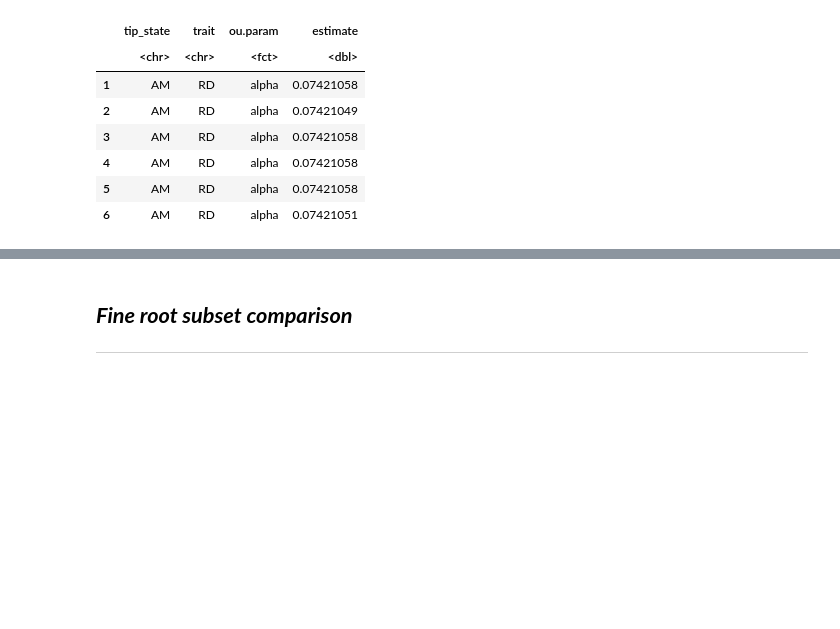
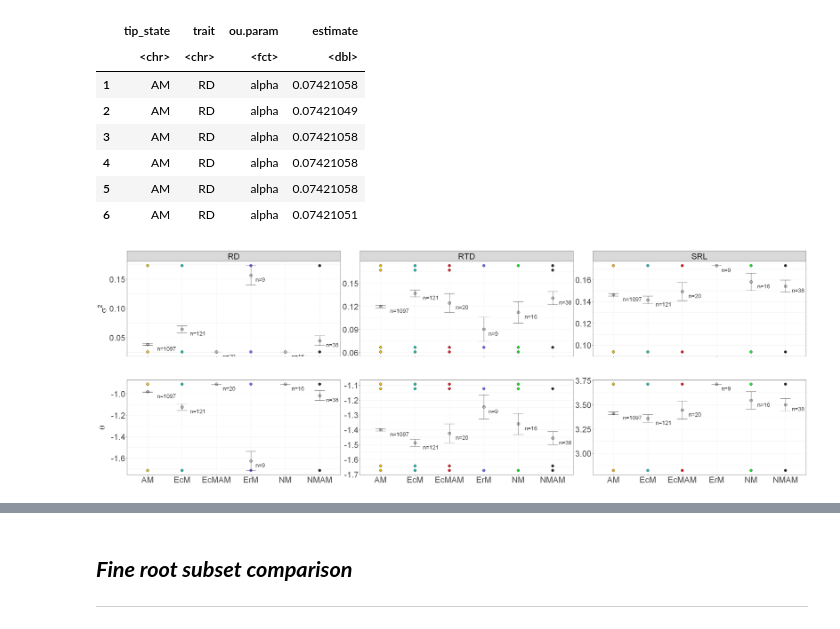
Before and after one commit to anoban/phd, a Jupyter notebook: R/notebooks/houwiesummary.ipynb, the cells around one changed output, grey strips where cells are left out. Saved outputs shown, nothing was run; the diff lists cells and outputs as text; code cells hidden in the pictures; blank space fills up the shorter version.

Commit message:
modified:   R/notebooks/houwiesummary.ipynb 	modified:   data/chapter2/hOUwie-update_getModelAvgParams.csv 	modified:   notebooks/chapter_02/plotsR.ipynb

```diff
--- a/R/notebooks/houwiesummary.ipynb
+++ b/R/notebooks/houwiesummary.ipynb
@@ -548,28 +559,27 @@ A data.frame: 6 × 4
 # %%
 # df$col <- unname(STATE_COLOURS[df$tip_state]) # literal colour values not a factor to be coloured by
 # %%
-options(repr.plot.width = 30, repr.plot.height = 10)
-
 # subset the CID averages and group by the trait, do the calculations
 
 #-------------
 # sigma.sq
 #-------------
 
-summarytable <- split.data.frame(subset(df, cd == FALSE), ~trait) |> lapply(FUN = function(d) data.frame(
-    tip.state = aggregate(sigma.sq ~ tip_state, data = d, FUN = mean)$tip_state,
-    n = aggregate(sigma.sq ~ tip_state, data = d, FUN = length)$sigma.sq,
-    m = aggregate(sigma.sq ~ tip_state, data = d, FUN = mean)$sigma.sq,
-    err = aggregate(sigma.sq ~ tip_state, data = d, FUN = function(s) { sd(s) / sqrt(length(s)) })$sigma.sq
+summarytable_sigsq <- split.data.frame(subset(df, cd == FALSE), ~trait) |> # subset the melted dataframe for only CID records and then split it by the trait name
+    lapply(FUN = function(d) data.frame(
+    tip.state = aggregate(sigma.sq ~ tip_state, data = d, FUN = mean)$tip_state, # tip_state - using the same method below to reproduce the same state order
+    n = aggregate(sigma.sq ~ tip_state, data = d, FUN = length)$sigma.sq, # number of species in each state
+    m = aggregate(sigma.sq ~ tip_state, data = d, FUN = mean)$sigma.sq, # mean sigma.sq for each state
+    err = aggregate(sigma.sq ~ tip_state, data = d, FUN = function(s) { sd(s) / sqrt(length(s)) })$sigma.sq # standard error in sigma.sq for each state
 ))
 
-summarytable <- rbind(cbind(summarytable$RD, trait = "RD"), cbind(summarytable$SRL, trait = "SRL"), cbind(summarytable$RTD, trait = "RTD"))
+summarytable_sigsq <- rbind(cbind(summarytable_sigsq$RD, trait = "RD"), cbind(summarytable_sigsq$SRL, trait = "SRL"), cbind(summarytable_sigsq$RTD, trait = "RTD"))
 
 p1 <- ggplot(aes(x = tip_state, y = sigma.sq, fill = I(col)), data = subset(df, cd == FALSE)) +
       geom_point(pch = 21, show.legend = FALSE, size = 3.5) + # https://stackoverflow.com/questions/61112846/ggplot-how-to-make-color-inside-aes-takes-in-parameter-as-a-hex-code-for-color
       stat_summary(fun = "mean", geom = "point", size = 4, fill = "grey", colour = "black", pch = 21) +
-      geom_errorbar(aes(ymin = m - err, ymax = m + err, x = tip.state, y = m), data = summarytable, inherit.aes = FALSE, width = 0.3) +
-      geom_text(aes(y = m, x = tip.state, label = paste0("n=", n)), hjust = -0.5, vjust = 1.5, data = summarytable, inherit.aes = FALSE, size = 6) +
+      geom_errorbar(aes(ymin = m - err, ymax = m + err, x = tip.state, y = m), data = summarytable_sigsq, inherit.aes = FALSE, width = 0.3) +
+      geom_text(aes(y = m, x = tip.state, label = paste0("n=", n)), hjust = -0.5, vjust = 1.5, data = summarytable_sigsq, inherit.aes = FALSE, size = 6) +
       theme_bw() +
       xlab(NULL) +
       ylab(expression(sigma^2)) +
@@ -582,26 +592,30 @@ p1 <- ggplot(aes(x = tip_state, y = sigma.sq, fill = I(col)), data = subset(df,
 # theta
 #---------
 
-summarytable <- split.data.frame(subset(df, cd == FALSE), ~trait) |> lapply(FUN = function(d) data.frame(
+summarytable_theta <- split.data.frame(subset(df, cd == FALSE), ~trait) |> lapply(FUN = function(d) data.frame(
     tip.state = aggregate(theta ~ tip_state, data = d, FUN = mean)$tip_state,
     n = aggregate(theta ~ tip_state, data = d, FUN = length)$theta,
     m = aggregate(theta ~ tip_state, data = d, FUN = mean)$theta,
     err = aggregate(theta ~ tip_state, data = d, FUN = function(s) { sd(s) / sqrt(length(s)) })$theta
 ))
 
-summarytable <- rbind(cbind(summarytable$RD, trait = "RD"), cbind(summarytable$SRL, trait = "SRL"), cbind(summarytable$RTD, trait = "RTD"))
+summarytable_theta <- rbind(cbind(summarytable_theta$RD, trait = "RD"), cbind(summarytable_theta$SRL, trait = "SRL"), cbind(summarytable_theta$RTD, trait = "RTD"))
 
 p2 <- ggplot(aes(x = tip_state, y = theta, fill = I(col)), data = subset(df, cd == FALSE)) +
       geom_point(pch = 21, show.legend = FALSE, size = 3.5) +
       stat_summary(fun = "mean", geom = "point", size = 4, fill = "grey", colour = "black", pch = 21) +
-      geom_errorbar(aes(ymin = m - err, ymax = m + err, x = tip.state, y = m), data = summarytable, inherit.aes = FALSE, width = 0.3) +
-      geom_text(aes(y = m, x = tip.state, label = paste0("n=", n)), hjust = -0.5, vjust = 1.5, data = summarytable, inherit.aes = FALSE, size = 6) +
+      geom_errorbar(aes(ymin = m - err, ymax = m + err, x = tip.state, y = m), data = summarytable_theta, inherit.aes = FALSE, width = 0.3) +
+      geom_text(aes(y = m, x = tip.state, label = paste0("n=", n)), hjust = -0.5, vjust = 1.5, data = summarytable_theta, inherit.aes = FALSE, size = 6) +
       theme_bw() +
       xlab(NULL) +
       ylab(expression(theta)) +
       theme(axis.title.y = element_text(size = 25, vjust = 0.75), axis.text = element_text(size = 25), strip.text = element_blank()) +
       facet_wrap(~trait, scales = "free")
 # %%
+options(repr.plot.width = 30, repr.plot.height = 10)
 # https://rpkgs.datanovia.com/ggpubr/reference/ggarrange.html
 panel <- ggpubr::ggarrange(p1, p2, nrow = 2, align = "hv")#, labels = c("Sigma.sq", "Theta"), hjust = 3, font.label = list(size = 20, color = "black"))
-ggplot2::ggsave(plot = panel, file = "../../plots/sigmasq_and_theta.png", device = "png", width = 32, height = 20, units = "in", dpi = 800)
+plot(panel)
+# ggplot2::ggsave(plot = panel, file = "../../plots/sigmasq_and_theta.png", device = "png", width = 32, height = 20, units = "in", dpi = 800)
+# %% [output]
+[figure, added]
```
Also changed, not shown: parts of 7 cells of this notebook, 2 other files.
